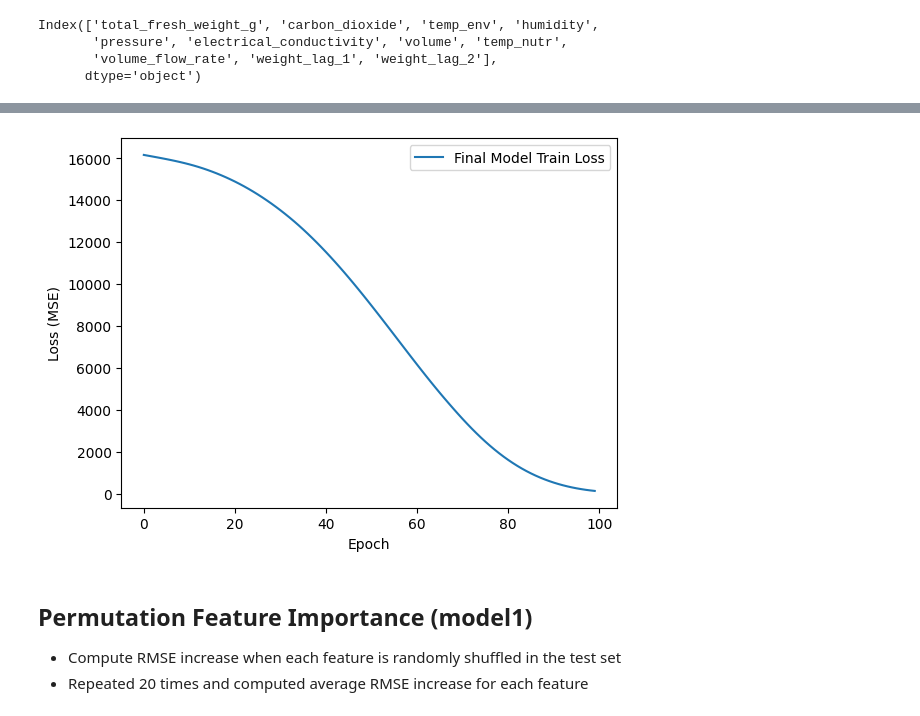
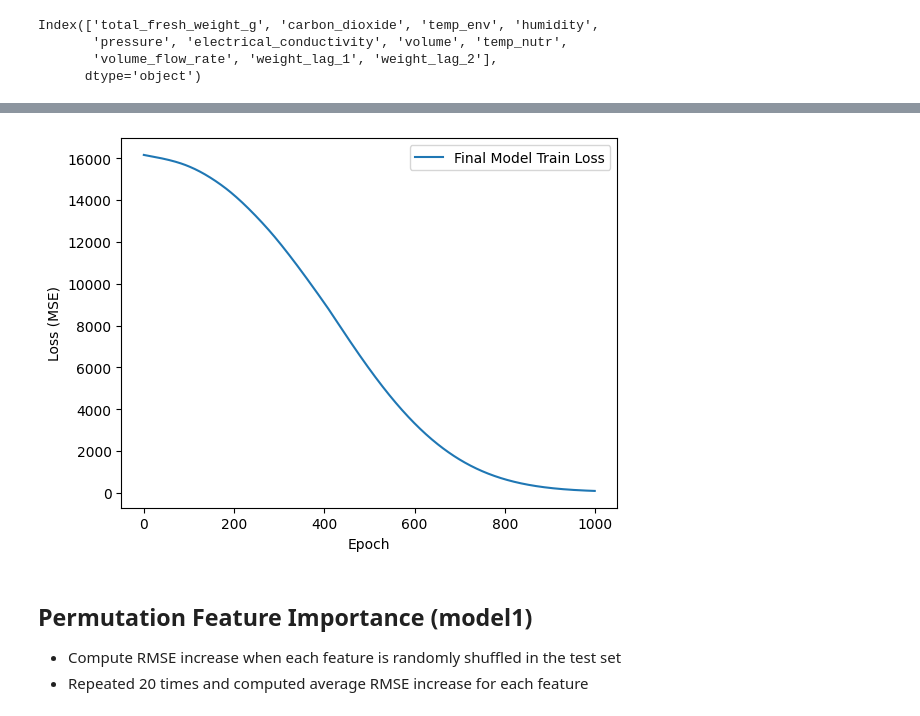
Before and after one commit to GerardoG2/plant-health-status, a Jupyter notebook: Notebooks/NeuralNetwork_t1.ipynb, the cells around one changed output, grey strips where cells are left out. Cells and saved outputs as stored; diff of their text form; code cells hidden in the pictures.

```diff
--- a/Notebooks/NeuralNetwork_t1.ipynb
+++ b/Notebooks/NeuralNetwork_t1.ipynb
@@ -102,8 +102,8 @@ torch.manual_seed(42)
 input_size = X_train.shape[1]
 hidden_size = 32
 output_size = 1
-learning_rate = .01
-num_epochs = 100
+learning_rate = .001
+num_epochs = 1000
 
 # loss function
 criterion = nn.MSELoss()
@@ -165,7 +165,7 @@ for fold, (train_idx, val_idx) in enumerate(kf.split(X_train)):
     plt.plot(val_losses, label="Validation Loss")
     plt.xlabel("Epoch")
     plt.ylabel("Loss")
-    plt.title(f"Fold {fold+1} Training and Validation Loss")
+    plt.title(f"Model 1\nFold {fold+1} Training and Validation Loss")
     plt.legend()
     plt.savefig(f'../Figures/fold_{fold+1}_training_validation_loss.png')
     plt.show()
@@ -196,8 +196,8 @@ Std CV Val Loss (RMSE): 6.3671
 input_size = X_train.shape[1]
 hidden_size = 32
 output_size = 1
-learning_rate = .01
-num_epochs = 100
+learning_rate = .001
+num_epochs = 1000
 
 # standardize
 scaler = StandardScaler()
@@ -267,4 +267,4 @@ Final Test Loss (RMSE): 12.2056
-[figure, old version]
+[figure, new version]
 # %% [markdown]
 ## Permutation Feature Importance (model1)
 * Compute RMSE increase when each feature is randomly shuffled in the test set
```
Also changed, not shown: parts of 21 cells of this notebook, 14 other files.
